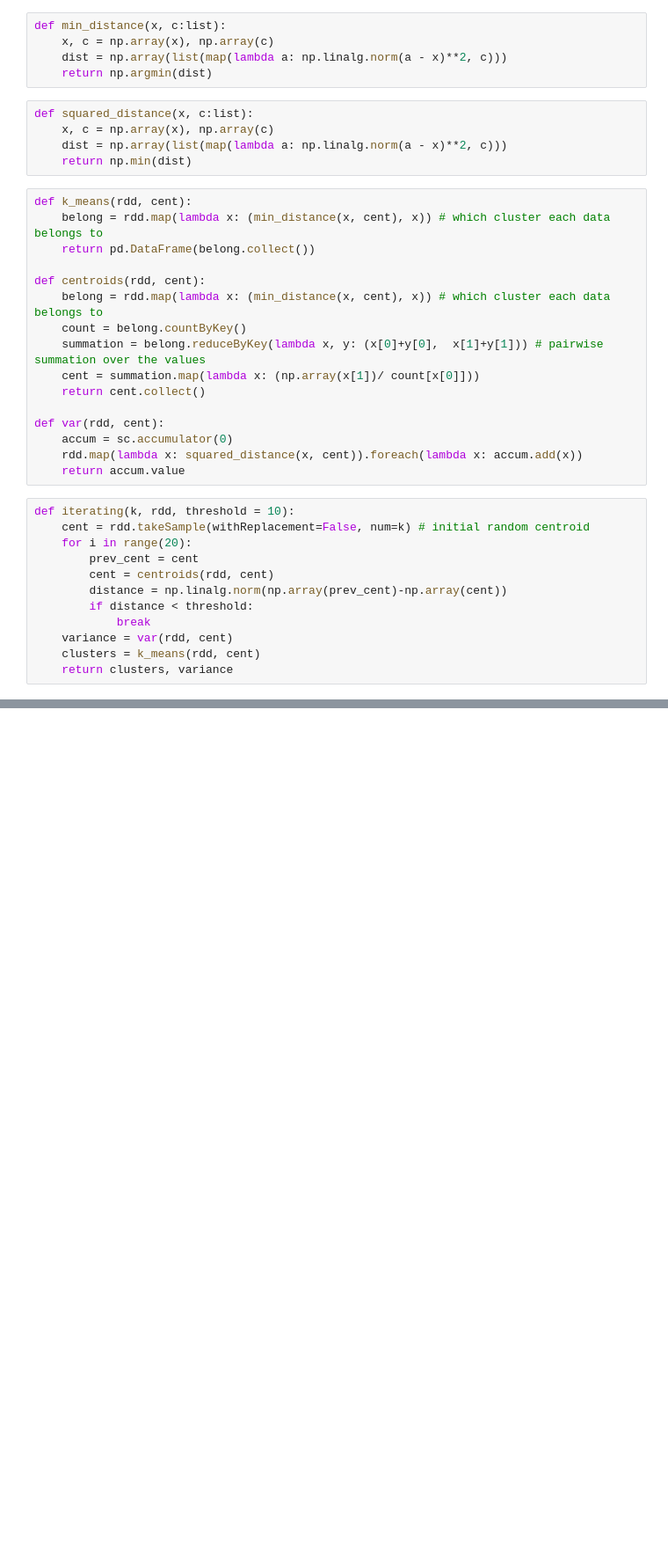
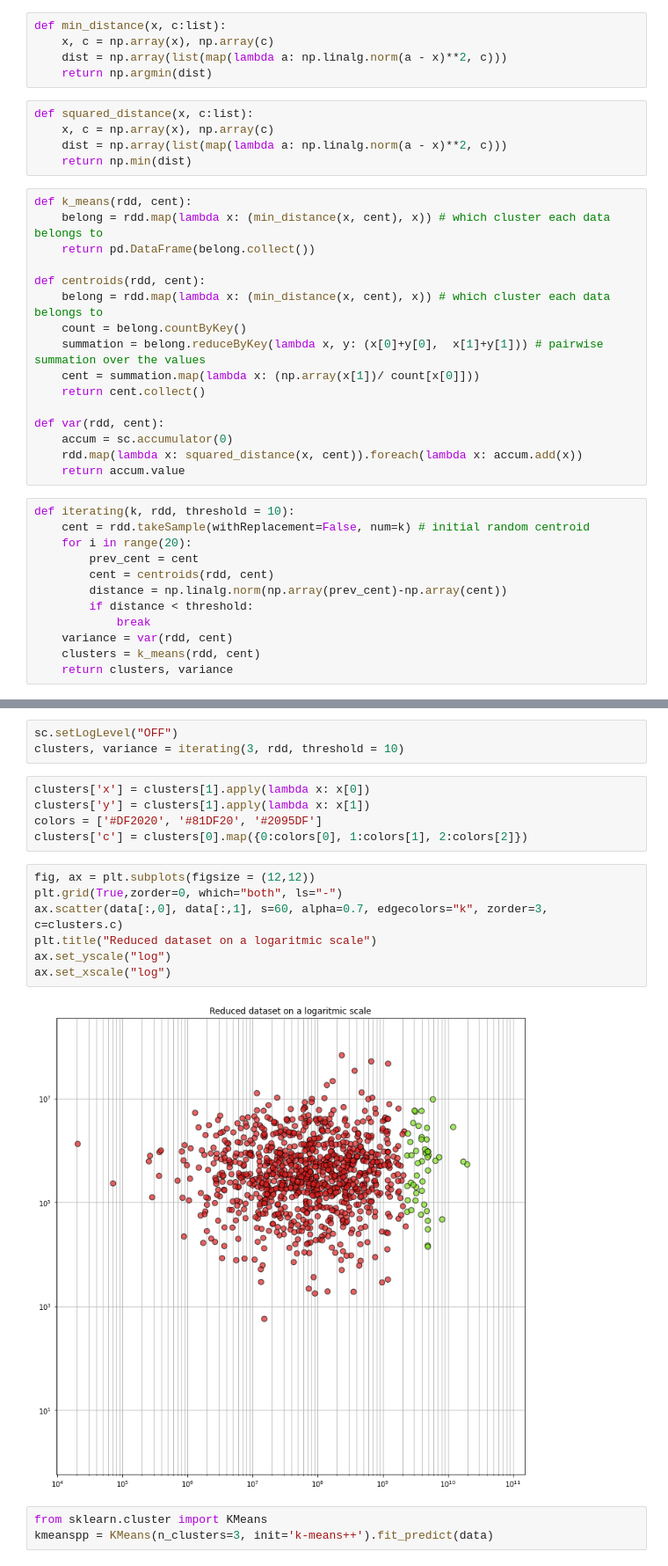
Before and after one commit to gianaguico/ADM_HW4_Group33, a Jupyter notebook: TentativoMapReduce.ipynb, the cells around one changed output, grey strips where cells are left out. Shown at 88% size. Drawn from its saved outputs; the diff is of its cells as text; blank space fills up the shorter version.

```diff
--- a/TentativoMapReduce.ipynb
+++ b/TentativoMapReduce.ipynb
@@ -79,0 +81,20 @@ pd.DataFrame(l).plot()
+# %%
+sc.setLogLevel("OFF")
+clusters, variance = iterating(3, rdd, threshold = 10)
+# %%
+clusters['x'] = clusters[1].apply(lambda x: x[0])
+clusters['y'] = clusters[1].apply(lambda x: x[1])
+colors = ['#DF2020', '#81DF20', '#2095DF']
+clusters['c'] = clusters[0].map({0:colors[0], 1:colors[1], 2:colors[2]})
+# %%
+fig, ax = plt.subplots(figsize = (12,12))
+plt.grid(True,zorder=0, which="both", ls="-")
+ax.scatter(data[:,0], data[:,1], s=60, alpha=0.7, edgecolors="k", zorder=3, c=clusters.c)
+plt.title("Reduced dataset on a logaritmic scale")
+ax.set_yscale("log")
+ax.set_xscale("log")
+# %% [output]
+[figure, added]
+# %%
+from sklearn.cluster import KMeans
+kmeanspp = KMeans(n_clusters=3, init='k-means++').fit_predict(data)
```
Also changed, not shown: parts of 8 cells of this notebook.
